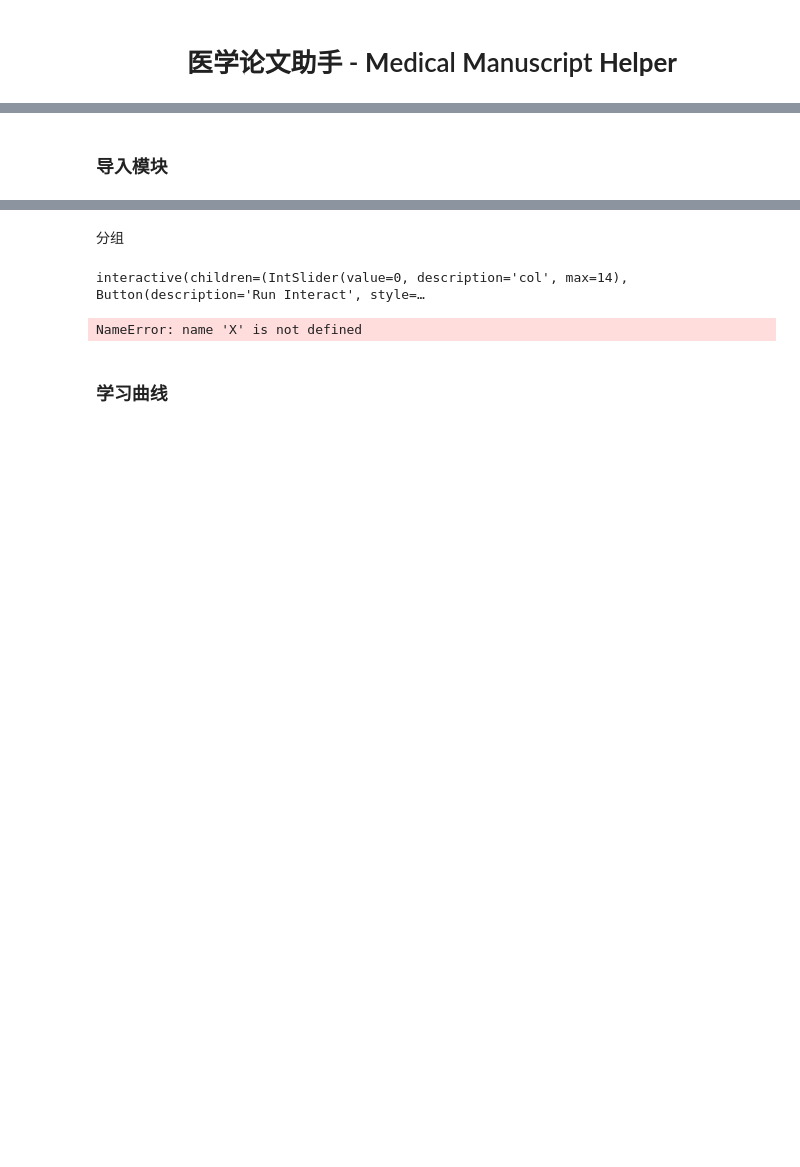
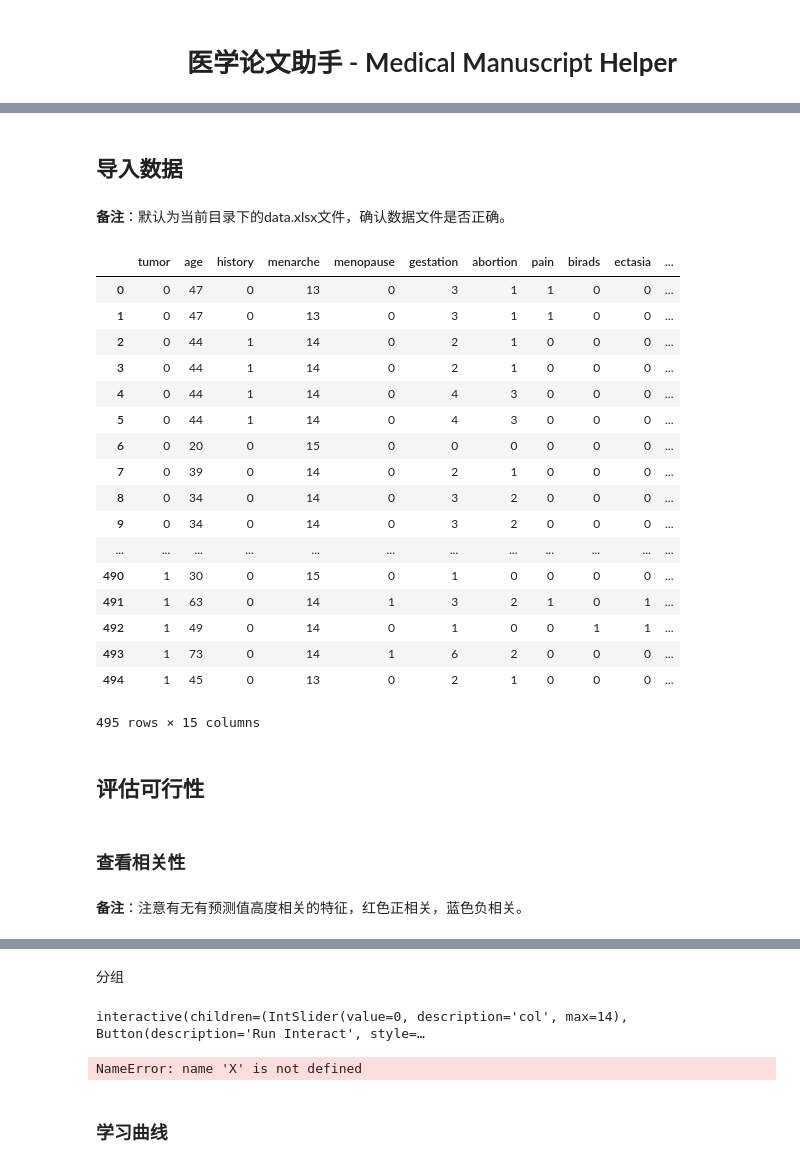
Before and after one commit to dearfad/mmhelper, a Jupyter notebook: mmhelper.ipynb, the cells around one changed output, grey strips where cells are left out. Cells and saved outputs as stored; diff of their text form; code cells hidden in the pictures; blank space fills up the shorter version.

```diff
--- a/mmhelper.ipynb
+++ b/mmhelper.ipynb
@@ -5,3 +31,34 @@
 # %% [markdown]
-### 导入模块
+## 导入数据
+# %% [markdown]
+<b>备注</b>：默认为当前目录下的data.xlsx文件，确认数据文件是否正确。
+# %%
+import pandas as pd
+data = pd.read_excel('./data.xlsx')
+data
+# %% [output]
+|  | tumor | age | history | menarche | menopause | gestation | abortion | pain | birads | ectasia | ... |
+| 0 | 0 | 47 | 0 | 13 | 0 | 3 | 1 | 1 | 0 | 0 | ... |
+| 1 | 0 | 47 | 0 | 13 | 0 | 3 | 1 | 1 | 0 | 0 | ... |
+| 2 | 0 | 44 | 1 | 14 | 0 | 2 | 1 | 0 | 0 | 0 | ... |
+| 3 | 0 | 44 | 1 | 14 | 0 | 2 | 1 | 0 | 0 | 0 | ... |
+| 4 | 0 | 44 | 1 | 14 | 0 | 4 | 3 | 0 | 0 | 0 | ... |
+| 5 | 0 | 44 | 1 | 14 | 0 | 4 | 3 | 0 | 0 | 0 | ... |
+| 6 | 0 | 20 | 0 | 15 | 0 | 0 | 0 | 0 | 0 | 0 | ... |
+| 7 | 0 | 39 | 0 | 14 | 0 | 2 | 1 | 0 | 0 | 0 | ... |
+| 8 | 0 | 34 | 0 | 14 | 0 | 3 | 2 | 0 | 0 | 0 | ... |
+| 9 | 0 | 34 | 0 | 14 | 0 | 3 | 2 | 0 | 0 | 0 | ... |
+| ... | ... | ... | ... | ... | ... | ... | ... | ... | ... | ... | ... |
+| 490 | 1 | 30 | 0 | 15 | 0 | 1 | 0 | 0 | 0 | 0 | ... |
+| 491 | 1 | 63 | 0 | 14 | 1 | 3 | 2 | 1 | 0 | 1 | ... |
+| 492 | 1 | 49 | 0 | 14 | 0 | 1 | 0 | 0 | 1 | 1 | ... |
+| 493 | 1 | 73 | 0 | 14 | 1 | 6 | 2 | 0 | 0 | 0 | ... |
+| 494 | 1 | 45 | 0 | 13 | 0 | 2 | 1 | 0 | 0 | 0 | ... |
+495 rows × 15 columns
+# %% [markdown]
+## 评估可行性
+# %% [markdown]
+### 查看相关性
+# %% [markdown]
+<b>备注</b>：注意有无有预测值高度相关的特征，红色正相关，蓝色负相关。
 # %%
```
Also changed, not shown: parts of 13 cells of this notebook, 1 other file.
